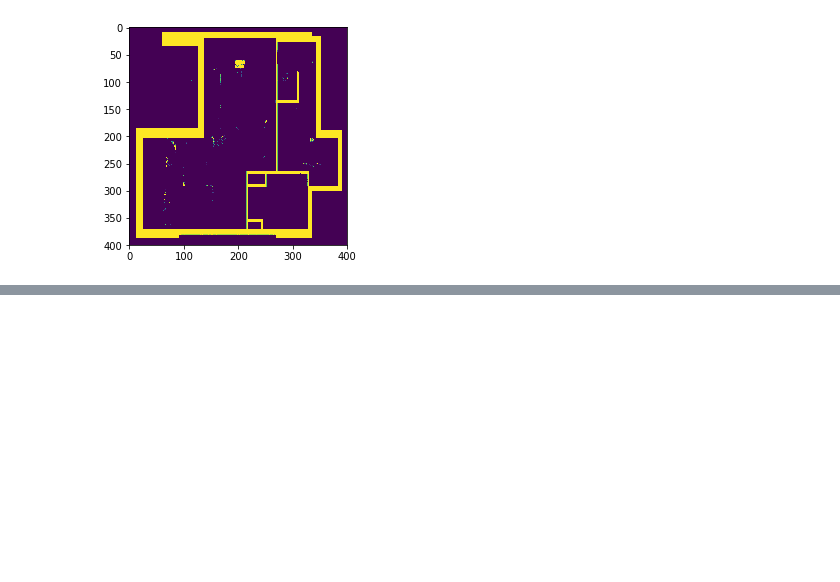
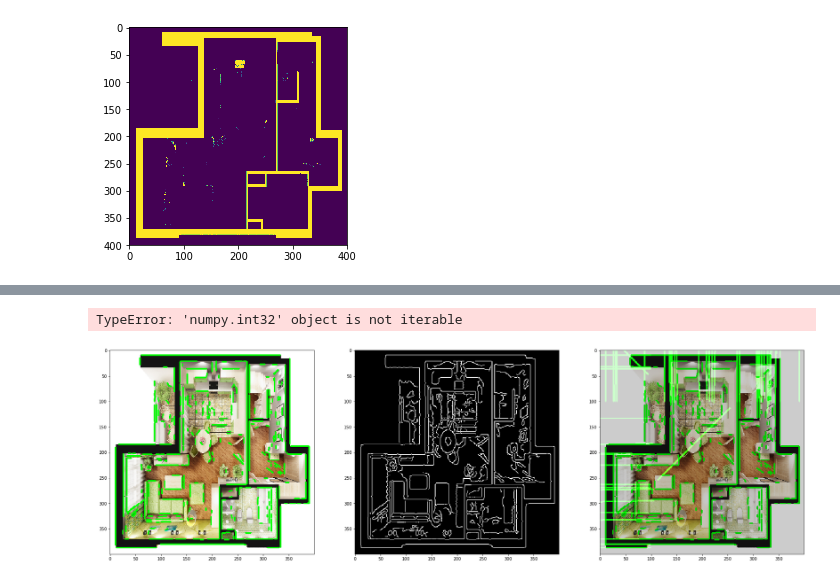
Before and after one commit to deniskononenko/plans_proc, a Jupyter notebook: hough_transform.ipynb, the cells around one changed output, grey strips where cells are left out. Saved outputs shown, nothing was run; the diff lists cells and outputs as text; code cells hidden in the pictures; blank space fills up the shorter version.

```diff
--- a/hough_transform.ipynb
+++ b/hough_transform.ipynb
@@ -56,0 +90,49 @@ print(lines[1])
+# %%
+img2 = img = read_image_from_url(image_url)
+for x in range(0, len(parallel_lines)):
+    for x1,y1,x2,y2 in parallel_lines[x]:
+        cv2.line(img_arr,(x1,y1),(x2,y2),(0,255,0),2)
+# %% [output]
+TypeError: 'numpy.int32' object is not iterable
+# %%
+def draw_lines(img, houghLines, color=[0, 255, 0], thickness=2):
+    for line in houghLines:
+        for rho,theta in line:
+            a = np.cos(theta)
+            b = np.sin(theta)
+            x0 = a*rho
+            y0 = b*rho
+            x1 = int(x0 + 100*(-b))
+            y1 = int(y0 + 100*(a))
+            x2 = int(x0 - 100*(-b))
+            y2 = int(y0 - 100*(a))
+
+            cv2.line(img,(x1,y1),(x2,y2),color,thickness)
+
+
+def weighted_img(img, initial_img, a=0.8, b=1., l=0.):
+    return cv2.addWeighted(initial_img, a, img, b, l)
+# %%
+img_arr2 = img_arr
+
+rho_resolution = 1
+theta_resolution = np.pi/180
+threshold = 90
+
+hough_lines = cv2.HoughLines(edges, rho_resolution , theta_resolution , threshold)
+
+
+hough_lines_image = np.zeros_like(img_arr2)
+draw_lines(hough_lines_image, hough_lines)
+original_image_with_hough_lines = weighted_img(hough_lines_image,img_arr2)
+
+plt.figure(figsize = (30,20))
+plt.subplot(131)
+plt.imshow(img_arr2)
+plt.subplot(132)
+plt.imshow(edges, cmap='gray')
+plt.subplot(133)
+plt.imshow(original_image_with_hough_lines, cmap='gray')
+plt.show()
+# %% [output]
+[figure, added]
```
Also changed, not shown: parts of 7 cells of this notebook.
